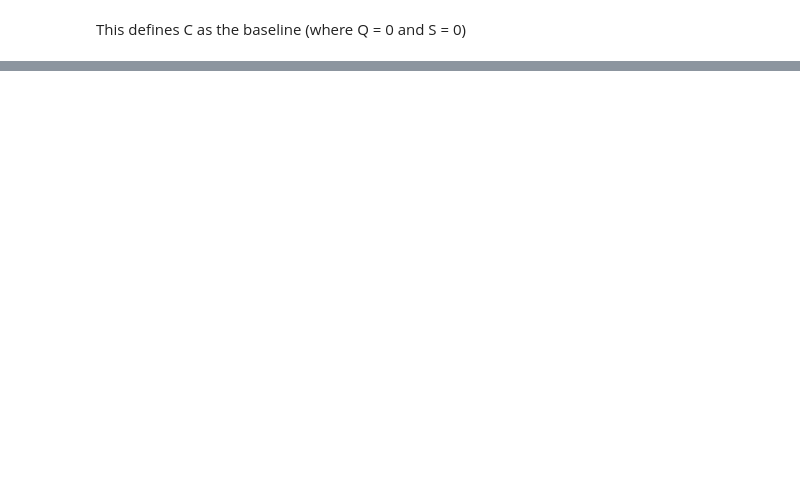
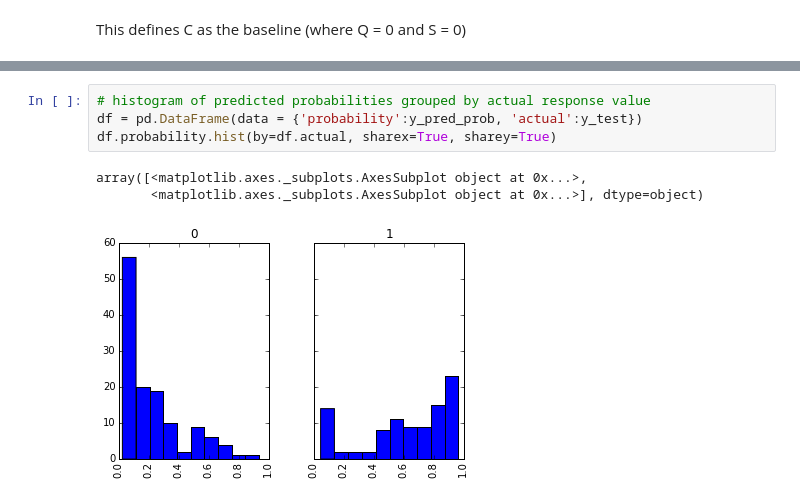
Before and after one commit to ckf2102/DAT7-Coursework, a Jupyter notebook: ClassNotes/12_Adv_Model_Eval.ipynb, the cells around one changed output, grey strips where cells are left out. Cells and saved outputs as stored; diff of their text form; blank space fills up the shorter version.

```diff
--- a/ClassNotes/12_Adv_Model_Eval.ipynb
+++ b/ClassNotes/12_Adv_Model_Eval.ipynb
@@ -463,0 +424,8 @@ ValueError: Input contains NaN, infinity or a value too large for dtype('float64
+# %%
+# histogram of predicted probabilities grouped by actual response value
+df = pd.DataFrame(data = {'probability':y_pred_prob, 'actual':y_test})
+df.probability.hist(by=df.actual, sharex=True, sharey=True)
+# %% [output]
+array([<matplotlib.axes._subplots.AxesSubplot object at 0x...>,
+       <matplotlib.axes._subplots.AxesSubplot object at 0x...>], dtype=object)
+[figure, added]
```
Also changed, not shown: parts of 20 cells of this notebook.
